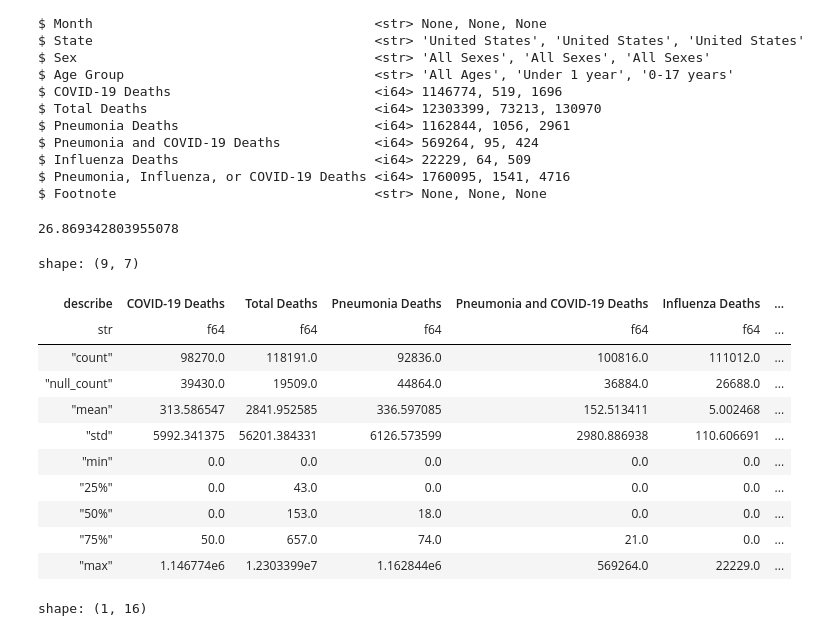
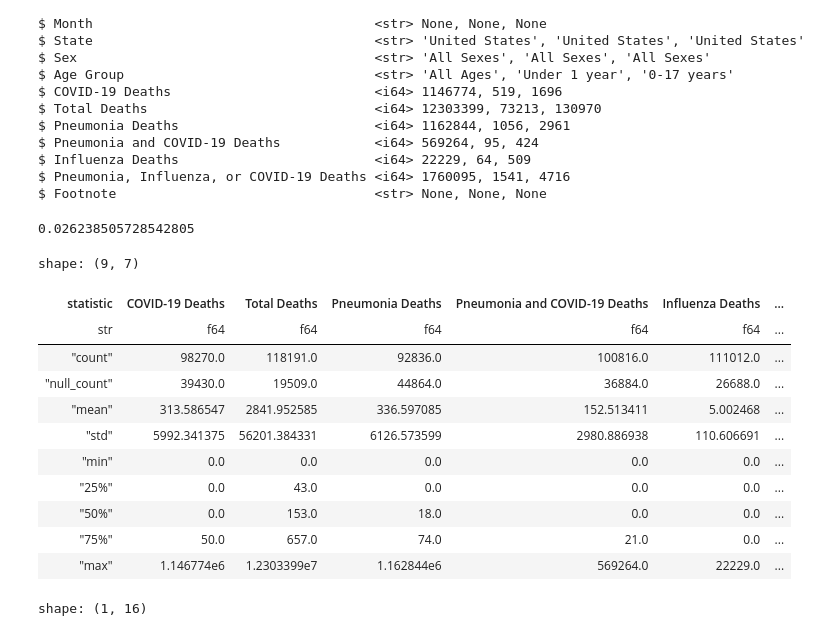
Before and after one commit to ecdiazl/Polars-Cookbook, a Jupyter notebook: Chapter03/ch03.ipynb, the cells around one changed output. Cells and saved outputs as stored; diff of their text form; code cells hidden in the pictures.

```diff
--- a/Chapter03/ch03.ipynb
+++ b/Chapter03/ch03.ipynb
@@ -52,15 +52,15 @@ $ Influenza Deaths                         <i64> 22229, 64, 509
 $ Pneumonia, Influenza, or COVID-19 Deaths <i64> 1760095, 1541, 4716
 $ Footnote                                 <str> None, None, None
 # %%
-df.estimated_size('mb')
+df.estimated_size('gb')
 # %% [output]
-26.869342803955078
+0.026238505728542805
 # %%
 import polars.selectors as cs
-df.select(cs.numeric()).describe()
+df.select(cs.integer()).describe()
 # %% [output]
 shape: (9, 7)
-| describe | COVID-19 Deaths | Total Deaths | Pneumonia Deaths | Pneumonia and COVID-19 Deaths | Influenza Deaths | ... |
+| statistic | COVID-19 Deaths | Total Deaths | Pneumonia Deaths | Pneumonia and COVID-19 Deaths | Influenza Deaths | ... |
 | str | f64 | f64 | f64 | f64 | f64 | ... |
 | "count" | 98270.0 | 118191.0 | 92836.0 | 100816.0 | 111012.0 | ... |
 | "null_count" | 39430.0 | 19509.0 | 44864.0 | 36884.0 | 26688.0 | ... |
```
Also changed, not shown: parts of 14 cells of this notebook, 1 other file.
